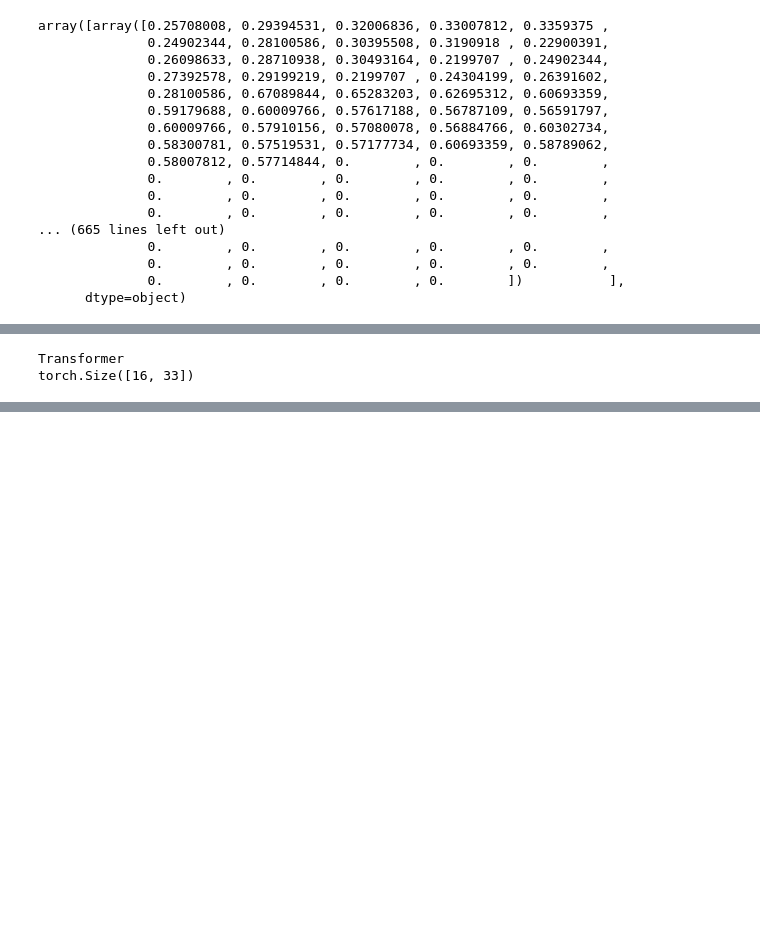
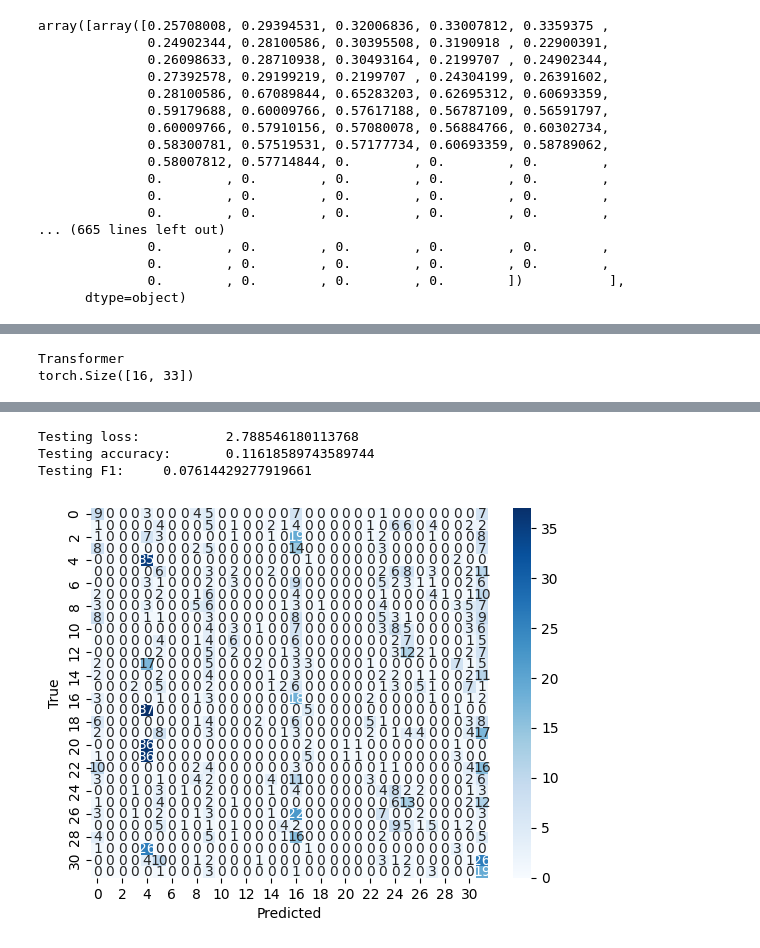
Before and after one commit to LowIQCoder/gesture_translate, a Jupyter notebook: src/ml/test.ipynb, the cells around one changed output, grey strips where cells are left out. Cells and saved outputs as stored; diff of their text form; code cells hidden in the pictures; blank space fills up the shorter version.

```diff
--- a/src/ml/test.ipynb
+++ b/src/ml/test.ipynb
@@ -131,13 +82,14 @@ class LandmarkDataset(Dataset):
 
         return padded, label
 # %%
-dataset = LandmarkDataset("../../data/processed/features.parquet")
+train_dataset = LandmarkDataset("../../data/processed/train.parquet")
+test_dataset = LandmarkDataset("../../data/processed/test.parquet")
 
-train_size = int(len(dataset) * 0.8)
-val_size = len(dataset) - train_size
+train_size = int(len(train_dataset) * 0.8)
+val_size = len(train_dataset) - train_size
 
 train_dataset, val_dataset = random_split(
-        dataset, [train_size, val_size]
+        train_dataset, [train_size, val_size]
 )
 
 train_loader = DataLoader(
@@ -150,6 +102,11 @@ val_loader = DataLoader(
         val_dataset,
         batch_size=16
 )
+
+test_loader = DataLoader(
+        test_dataset,
+        batch_size=16
+)
 # %%
 def train(
     model,
@@ -369,7 +368,7 @@ print("Transformer")
 model = GestureTransformer(
     num_classes=33,
     d_model=32,
-    d_ff=64,
+    d_ff=32,
     num_encoders=2,
     nheads=2,
     dropout=0.3
@@ -388,6 +387,21 @@ train(
     optimizer=optimizer,
     loss_fn=loss_fn
 )
+
+testing_results = test(
+    model=model,
+    loss_fn=loss_fn
+)
+
+print(f"Testing loss:\t\t{testing_results["test_loss"]}")
+print(f"Testing accuracy:\t{testing_results["test_acc"]}")
+print(f"Testing F1:\t\t{testing_results["f1_score"]}")
+
+plt.figure(figsize=(10, 8))
+sns.heatmap(testing_results["confusion_matrix"], annot=True, fmt='d', cmap='Blues')
+plt.xlabel('Predicted')
+plt.ylabel('True')
+plt.show()
 # %% [output]
 Transformer
 torch.Size([16, 33])
@@ -404,3 +418,7 @@ Epoch  10/10 │ Train Loss: 2.8653 │ Val Loss: 2.8791 │ Train Acc: 0.1232
+Testing loss:           2.788546180113768
+Testing accuracy:       0.11618589743589744
+Testing F1:     0.07614429277919661
+[figure, added]
 # %%
 print("RNN")
 model = GestureRNN(
```
Also changed, not shown: parts of 8 cells of this notebook, 2 other files.
